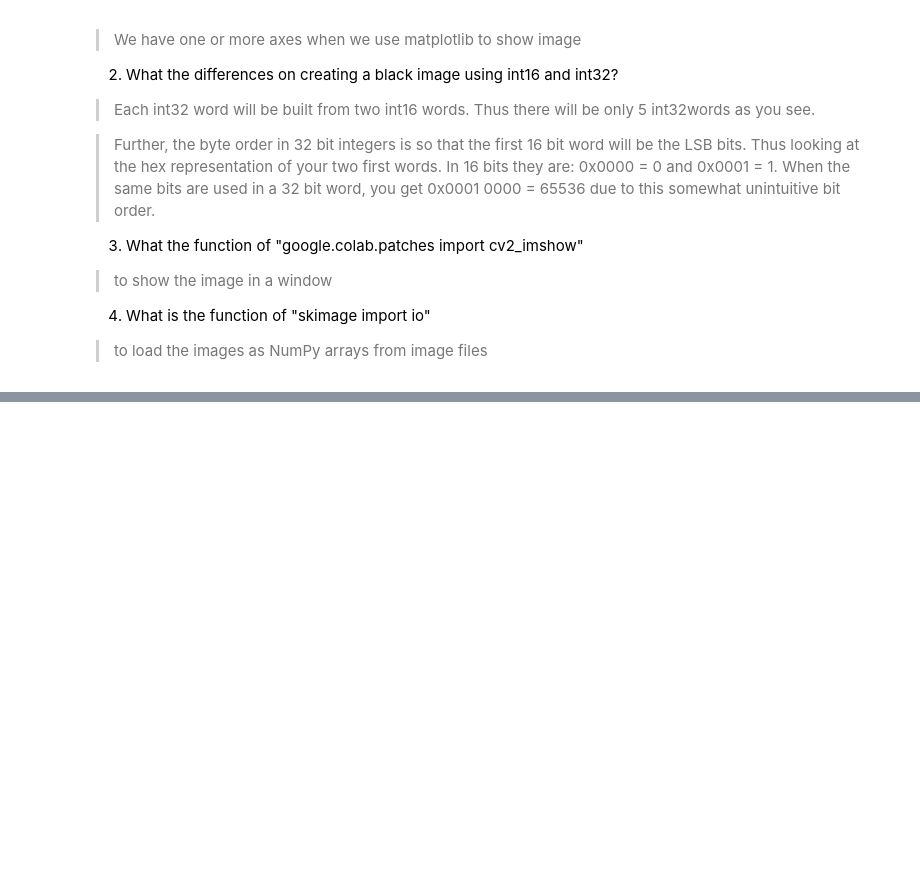
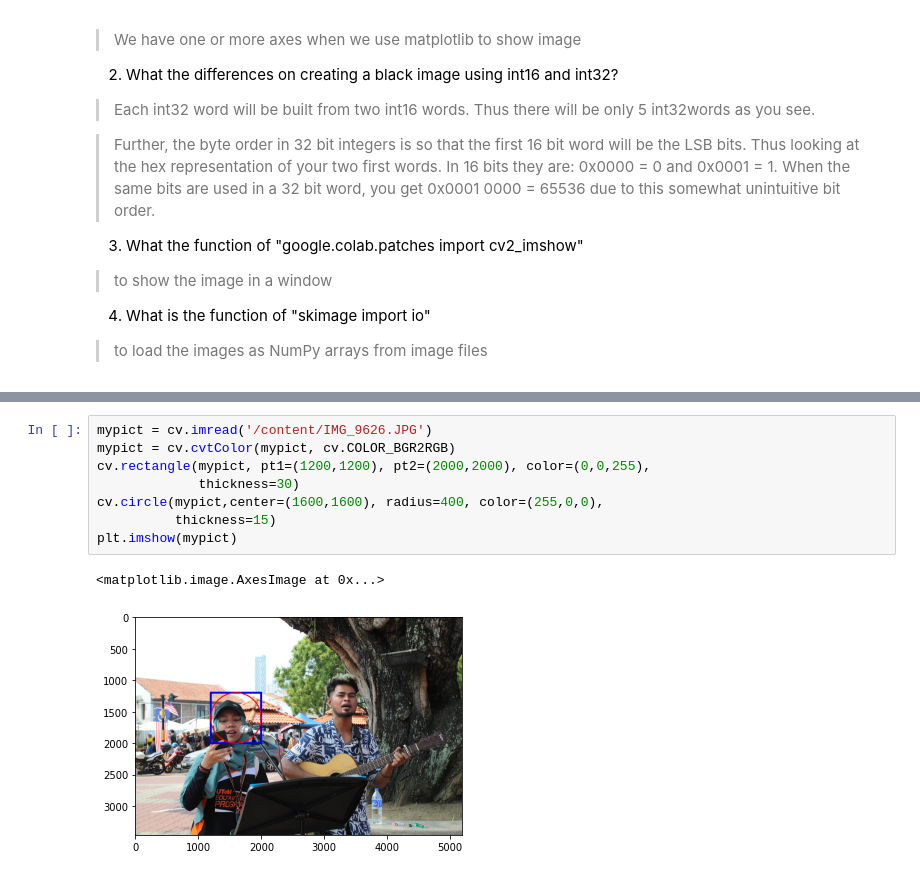
Before and after one commit to ViraMeliana/PCVK_Genap_2021, a Jupyter notebook: Week2.ipynb, the cells around one changed output, grey strips where cells are left out. Drawn from its saved outputs; the diff is of its cells as text; blank space fills up the shorter version.

```diff
--- a/Week2.ipynb
+++ b/Week2.ipynb
@@ -239,0 +276,11 @@ plt.imshow(black_img2)
+# %%
+mypict = cv.imread('/content/IMG_9626.JPG')
+mypict = cv.cvtColor(mypict, cv.COLOR_BGR2RGB)
+cv.rectangle(mypict, pt1=(1200,1200), pt2=(2000,2000), color=(0,0,255),
+             thickness=30)
+cv.circle(mypict,center=(1600,1600), radius=400, color=(255,0,0),
+          thickness=15)
+plt.imshow(mypict)
+# %% [output]
+<matplotlib.image.AxesImage at 0x...>
+[figure, added]
```
Also changed, not shown: parts of 6 cells of this notebook.
